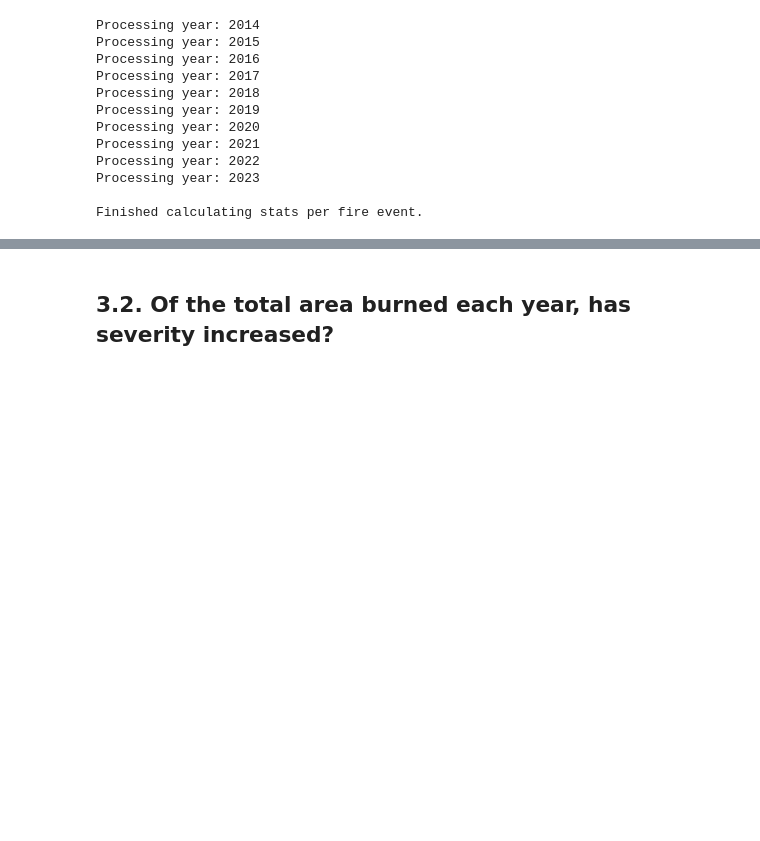
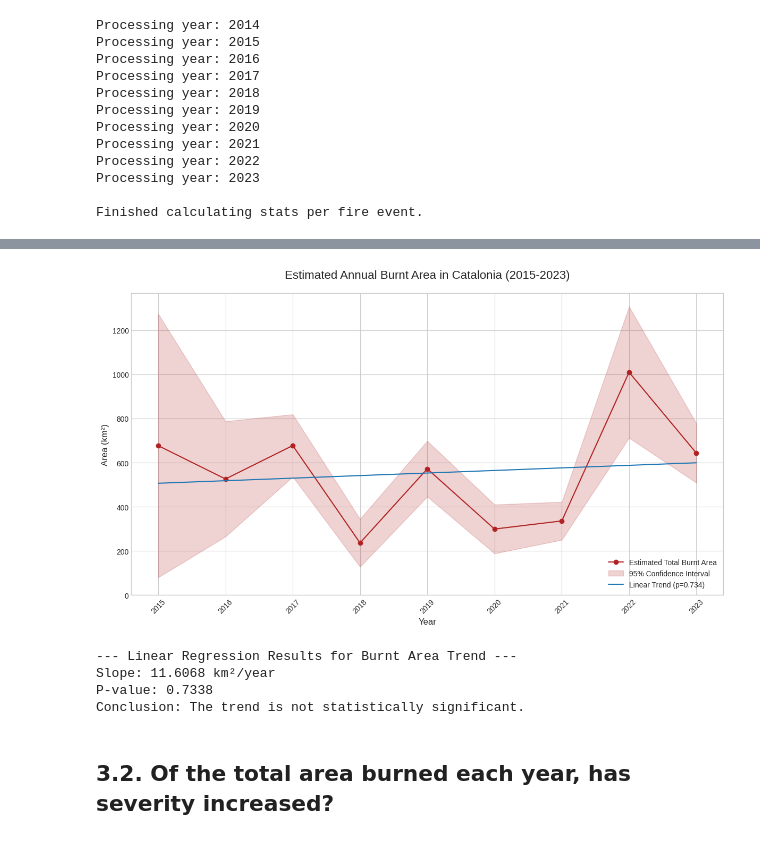
Before and after one commit to pablo-fdz/DL_improc_final_project, a Jupyter notebook: 6_inference_catalunya_S2.ipynb, the cells around one changed output, grey strips where cells are left out. Drawn from its saved outputs; the diff is of its cells as text; code cells hidden in the pictures; blank space fills up the shorter version.

```diff
--- a/6_inference_catalunya_S2.ipynb
+++ b/6_inference_catalunya_S2.ipynb
@@ -486,3 +454,56 @@ plt.show()
+# %%
+# --- 3. Visualize the Trend in Burnt Area ---
+
+plt.style.use('seaborn-v0_8-whitegrid')
+fig, ax = plt.subplots(figsize=(12, 7))
+
+# Perform linear regression to find the trend line
+x_trend = trends_df.index
+y_trend = trends_df['Estimated_Total_Burnt_Area_km2']
+slope, intercept, r_value, p_value, std_err = stats.linregress(x_trend, y_trend)
+
+# Plot the estimated total burnt area
+ax.plot(x_trend, y_trend, marker='o', linestyle='-', color='firebrick', label='Estimated Total Burnt Area')
+
+# Add the 95% confidence interval
+ax.fill_between(
+    trends_df.index,
+    trends_df['CI_Lower'],
+    trends_df['CI_Upper'],
+    color='firebrick',
+    alpha=0.2,
+    label='95% Confidence Interval'
+)
+
+# Plot the linear regression trend line
+ax.plot(x_trend, intercept + slope * x_trend, '-', label=f'Linear Trend (p={p_value:.3f})')
+
+# Formatting the plot
+ax.set_title('Estimated Annual Burnt Area in Catalonia (2015-2023)', fontsize=16, pad=20)
+ax.set_ylabel('Area (km²)', fontsize=12)
+ax.set_xlabel('Year', fontsize=12)
+ax.set_xticks(trends_df.index)
+plt.xticks(rotation=45)
+ax.legend()
+ax.set_ylim(bottom=0) # Ensure y-axis starts at 0
+
+plt.tight_layout()
+plt.show()
+
+# Print the statistical results for the trend
+print("\n--- Linear Regression Results for Burnt Area Trend ---")
+print(f"Slope: {slope:.4f} km²/year")
+print(f"P-value: {p_value:.4f}")
+if p_value < 0.05:
+    print("Conclusion: The trend is statistically significant.")
+else:
+    print("Conclusion: The trend is not statistically significant.")
+# %% [output]
+[figure, added]
+--- Linear Regression Results for Burnt Area Trend ---
+Slope: 11.6068 km²/year
+P-value: 0.7338
+Conclusion: The trend is not statistically significant.
 # %% [markdown]
 ## 3.2. Of the total area burned each year, has severity increased?
 # %% [markdown]
```
Also changed, not shown: parts of 1 cell of this notebook.
